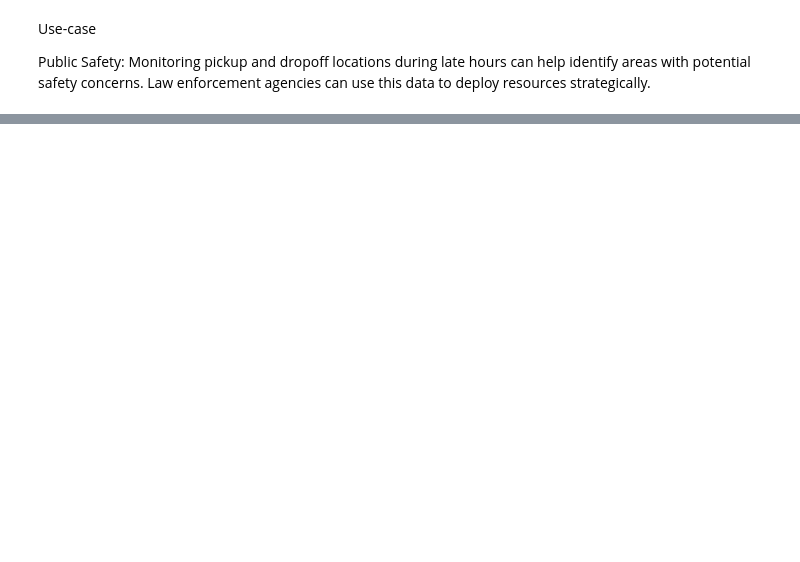
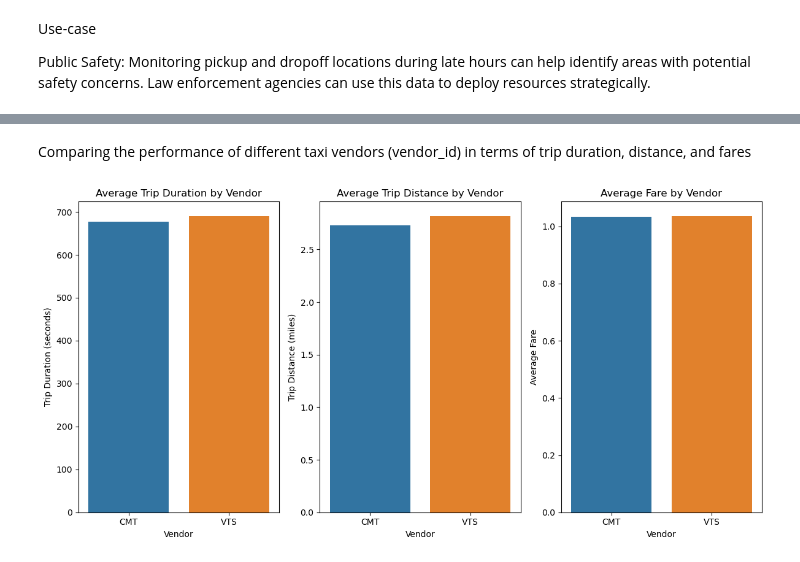
Before and after one commit to yaashchavan/nyctaxi-data-exploration, a Jupyter notebook: data-exploration.ipynb, the cells around one changed output, grey strips where cells are left out. Drawn from its saved outputs; the diff is of its cells as text; code cells hidden in the pictures; blank space fills up the shorter version.

```diff
--- a/data-exploration.ipynb
+++ b/data-exploration.ipynb
@@ -123,0 +130,38 @@ print("most safe region during late night is: ", df_filtered['h3_11'].iloc[0], "
+# %% [markdown]
+Comparing the performance of different taxi vendors (vendor_id) in terms of trip duration, distance, and fares
+# %%
+# Group data by vendor_id
+vendor_grouped = df.groupby('vendor_id')
+
+# Calculate mean trip duration, trip distance, and fare for each vendor
+vendor_stats = vendor_grouped[['trip_time_in_secs', 'trip_distance']].mean()
+vendor_stats['average_fare'] = df.groupby('vendor_id')['rate_code'].mean()
+
+# Create bar plots to compare vendors
+plt.figure(figsize=(12, 6))
+
+# Average trip duration
+plt.subplot(1, 3, 1)
+sns.barplot(x=vendor_stats.index, y=vendor_stats['trip_time_in_secs'])
+plt.title('Average Trip Duration by Vendor')
+plt.xlabel('Vendor')
+plt.ylabel('Trip Duration (seconds)')
+
+# Average trip distance
+plt.subplot(1, 3, 2)
+sns.barplot(x=vendor_stats.index, y=vendor_stats['trip_distance'])
+plt.title('Average Trip Distance by Vendor')
+plt.xlabel('Vendor')
+plt.ylabel('Trip Distance (miles)')
+
+# Average fare
+plt.subplot(1, 3, 3)
+sns.barplot(x=vendor_stats.index, y=vendor_stats['average_fare'])
+plt.title('Average Fare by Vendor')
+plt.xlabel('Vendor')
+plt.ylabel('Average Fare')
+
+plt.tight_layout()
+plt.show()
+# %% [output]
+[figure, added]
```
Also changed, not shown: parts of 7 cells of this notebook.
